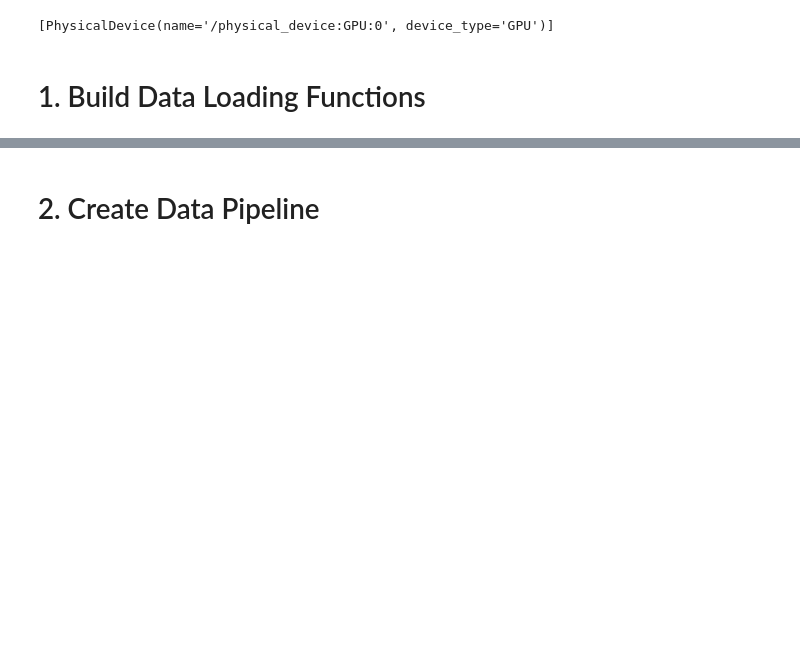
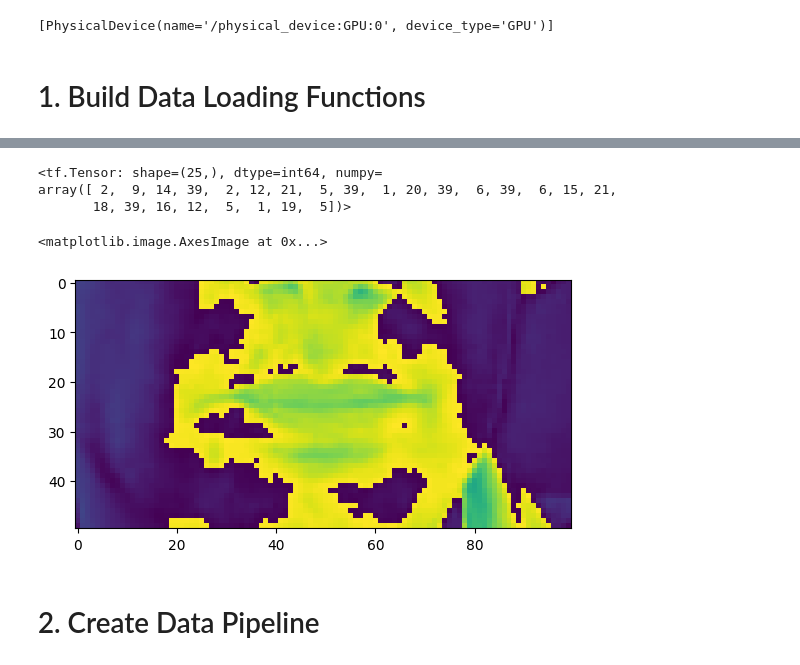
Before and after one commit to morfant/fwo_lipnet_plus, a Jupyter notebook: LipNet.ipynb, the cells around one changed output, grey strips where cells are left out. Drawn from its saved outputs; the diff is of its cells as text; code cells hidden in the pictures; blank space fills up the shorter version.

```diff
--- a/LipNet.ipynb
+++ b/LipNet.ipynb
@@ -157,6 +176,7 @@ def load_alignments(path:str) -> List[str]:
     return tokens # tf.Tensor([ 2  9 14 39  2 12 21  5 39  1 20 39 12 39 19  9 24 39 14 15 23], shape=(21,), dtype=int64)
 # %%
 def load_data(path: str):
+    subpath = '111'
     path = bytes.decode(path.numpy())
     # print("load_data() path: " + path)
     folder_name = path.split('/')[-2]
@@ -164,8 +184,8 @@ def load_data(path: str):
     file_name = path.split('/')[-1].split('.')[0]
     # File name splitting for windows
     # file_name = path.split('\\')[-1].split('.')[0]
-    video_path = os.path.join('data', '150_less_intersect', f'{folder_name}',f'{file_name}.mpg')
-    alignment_path = os.path.join('data','150_less_intersect', 'alignments',f'{folder_name}',f'{file_name}.align')
+    video_path = os.path.join('data', subpath, f'{folder_name}', 'cropped', f'{file_name}')
+    alignment_path = os.path.join('data', subpath, 'alignments', f'{folder_name}',f'{file_name}.align')
     # print(f'video_path: {video_path}')
     # print(f'alignment_path: {alignment_path}')
 
@@ -173,7 +193,8 @@ def load_data(path: str):
     alignment_path = BASE_PATH + alignment_path
 
     # print(video_path)
-    frames = load_video(video_path)
+    # frames = load_video(video_path)
+    frames = load_cropped_frames(video_path)
     alignments = load_alignments(alignment_path)
 
     return frames, alignments
@@ -200,7 +221,7 @@ def load_test_data(path: str):
 
     return frames, alignments
 # %%
-# test_path = BASE_PATH + 'data/s1_/lrwl5s.mpg'
+test_path = BASE_PATH + 'data/111/s1/bbaf4p.mpg'
 # %%
 # tf.convert_to_tensor(test_path).numpy().decode('utf-8').split('\\')[-1].split('.')[0]
 # %%
@@ -208,3 +231,3 @@ def load_test_data(path: str):
 # %%
-# frames, alignments = load_data(tf.convert_to_tensor(test_path))
+frames, alignments = load_data(tf.convert_to_tensor(test_path))
 # %%
@@ -212,9 +253,16 @@ def load_test_data(path: str):
 # %%
-# alignments
+alignments
+# %% [output]
+<tf.Tensor: shape=(25,), dtype=int64, numpy=
+array([ 2,  9, 14, 39,  2, 12, 21,  5, 39,  1, 20, 39,  6, 39,  6, 15, 21,
+       18, 39, 16, 12,  5,  1, 19,  5])>
 # %%
 # tf.convert_to_tensor(test_path)
 # %%
-# plt.imshow(frames[4]) # frames of video (0 ~ 74)
+plt.imshow(frames[4]) # frames of video (0 ~ 74)
+# %% [output]
+<matplotlib.image.AxesImage at 0x...>
+[figure, added]
 # %%
 # alignments #[' ', 'bin', ' ', 'blue', ' ', 'at', ' ', 'l', ' ', 'six', ' ', 'now']를 char_to_num을 이용해 숫자로 변환 한 형태
 # %%
```
Also changed, not shown: parts of 16 cells of this notebook, 9 other files.
